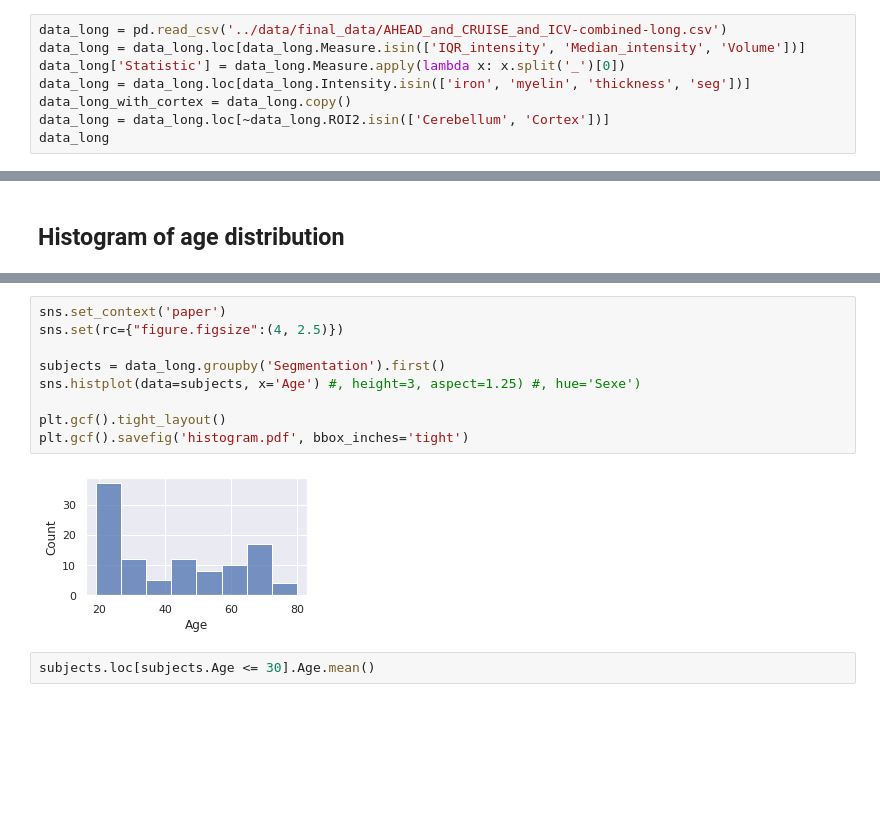
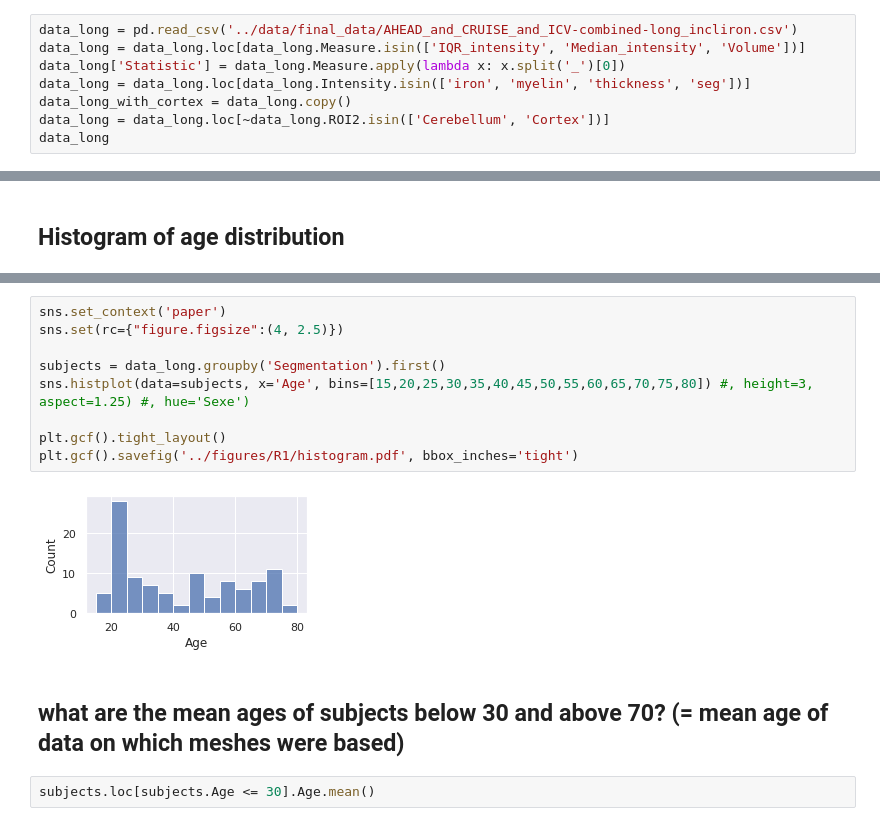
Before and after one commit to StevenM1/Ahead_morphometry, a Jupyter notebook: 6. Figures 1 - distributions.ipynb, the cells around one changed output, grey strips where cells are left out. Saved outputs shown, nothing was run; the diff lists cells and outputs as text; blank space fills up the shorter version.

```diff
--- a/6. Figures 1 - distributions.ipynb
+++ b/6. Figures 1 - distributions.ipynb
@@ -26,7 +26,7 @@ import matplotlib.pyplot as plt
 from matplotlib.backends.backend_pdf import PdfPages
 %matplotlib inline
 # %%
-data_long = pd.read_csv('../data/final_data/AHEAD_and_CRUISE_and_ICV-combined-long.csv')
+data_long = pd.read_csv('../data/final_data/AHEAD_and_CRUISE_and_ICV-combined-long_incliron.csv')
 data_long = data_long.loc[data_long.Measure.isin(['IQR_intensity', 'Median_intensity', 'Volume'])]
 data_long['Statistic'] = data_long.Measure.apply(lambda x: x.split('_')[0])
 data_long = data_long.loc[data_long.Intensity.isin(['iron', 'myelin', 'thickness', 'seg'])]
@@ -487,14 +350,16 @@ subjects
 # %%
 sns.set_context('paper')
 sns.set(rc={"figure.figsize":(4, 2.5)})
 
 subjects = data_long.groupby('Segmentation').first()
-sns.histplot(data=subjects, x='Age') #, height=3, aspect=1.25) #, hue='Sexe')
+sns.histplot(data=subjects, x='Age', bins=[15,20,25,30,35,40,45,50,55,60,65,70,75,80]) #, height=3, aspect=1.25) #, hue='Sexe')
 
 plt.gcf().tight_layout()
-plt.gcf().savefig('histogram.pdf', bbox_inches='tight')
+plt.gcf().savefig('../figures/R1/histogram.pdf', bbox_inches='tight')
 # %% [output]
-[figure, old version]
+[figure, new version]
+# %% [markdown]
+## what are the mean ages of subjects below 30 and above 70? (= mean age of data on which meshes were based)
 # %%
 subjects.loc[subjects.Age <= 30].Age.mean()
 # %% [output]
```
Also changed, not shown: parts of 29 cells of this notebook, 9 other files.
